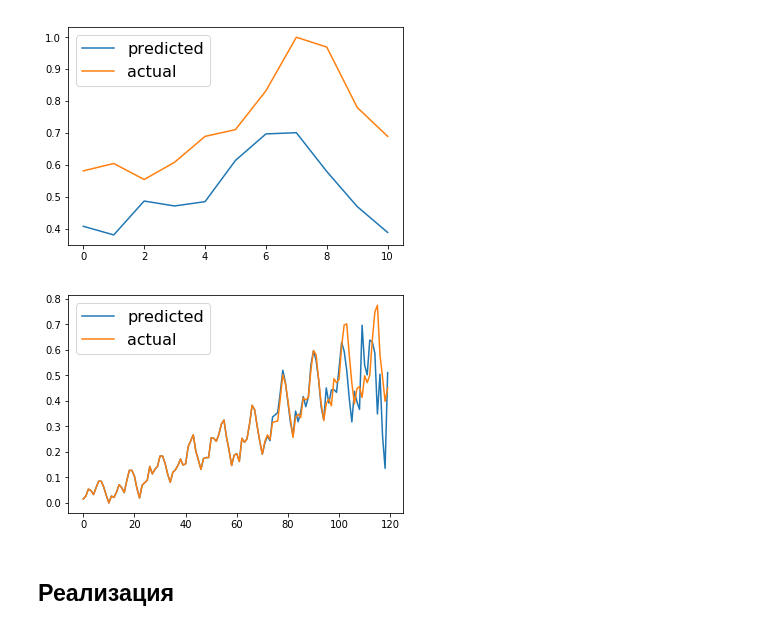
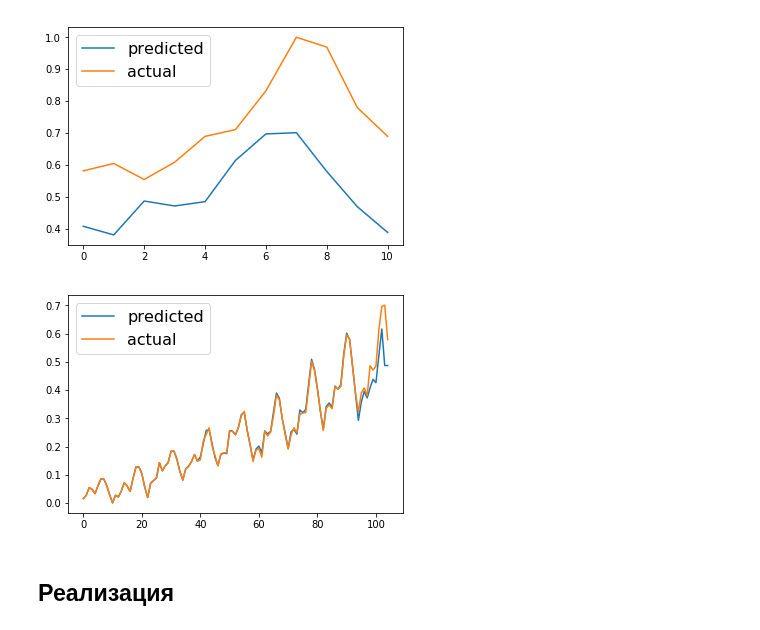
Before and after one commit to v-vskv-v/IR_ML, a Jupyter notebook: Data Analysis/Semester 2/viskov_task 9 (LSTM).ipynb, the cells around one changed output. Saved outputs shown, nothing was run; the diff lists cells and outputs as text; code cells hidden in the pictures.

Commit message:
lstm

```diff
--- a/Data Analysis/Semester 2/viskov_task 9 (LSTM).ipynb
+++ b/Data Analysis/Semester 2/viskov_task 9 (LSTM).ipynb
@@ -149,5 +148,5 @@ class pyLSTM(nn.Module):
         out = self.linear(lstm_out.view(batch_size, self.hidden_dim))
         return out
 # %%
-lstm = pyLSTM(10)
+py_lstm = pyLSTM(10)
 # %%
@@ -184,10 +181,13 @@ reduce: 2, loss: 1.738e-05
 # %%
-def generate(model, n, inputs):
+def generate(model, n, inputs, batch_first=True):
     result = np.zeros(n + len(inputs))
     result[:len(inputs)] = inputs
     inp = 0
     for i in range(n):
-        inp = Variable(torch.FloatTensor(result[i:i+len(inputs)])).view(1, len(inputs), 1)
+        if batch_first:
+            inp = Variable(torch.FloatTensor(result[i:i+len(inputs)])).view(1, len(inputs), 1)
+        else:
+            inp = Variable(torch.FloatTensor(result[i:i+len(inputs)])).view(len(inputs), 1, 1)
         res = model(inp)
         result[i + len(inputs)] = res[-1].data.numpy()
     return result
@@ -206,17 +206,17 @@ total loss: 0.05473166517191357
 # %%
 seq = dataset[:,0]
 start = 0
-plength = 50
-blength = 70
+plength = 70
+blength = 35
 base =  seq[start:start+blength]
-predicted = generate(lstm, plength, base)
+predicted = generate(py_lstm, plength, base)
 actual = seq[start:start+plength+blength]
 plt.plot(predicted, label='predicted')
 plt.plot(actual, label='actual')
 plt.legend(fontsize=16)
 plt.show()
 # %% [output]
-[figure, old version]
+[figure, new version]
 # %% [markdown]
 ## Реализация
 # %%
```
Also changed, not shown: parts of 9 cells of this notebook.
